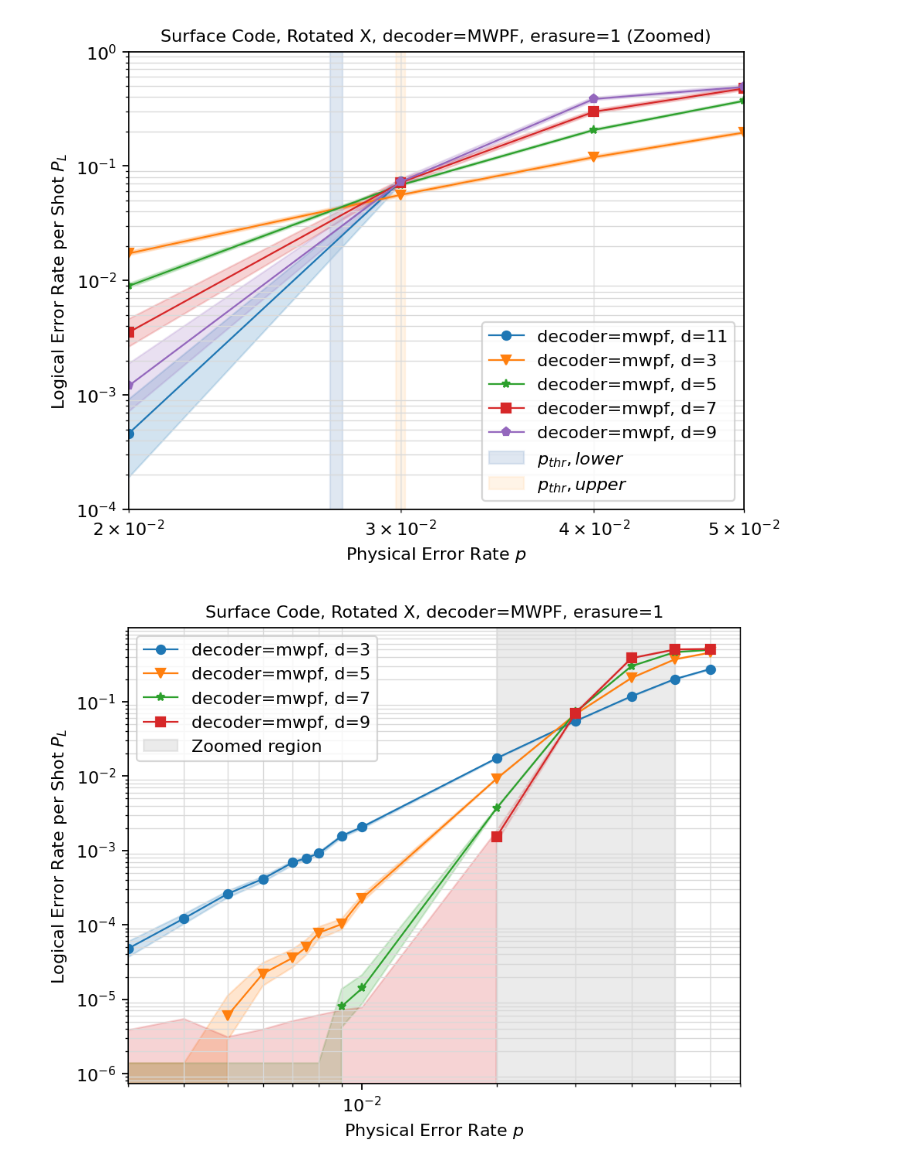
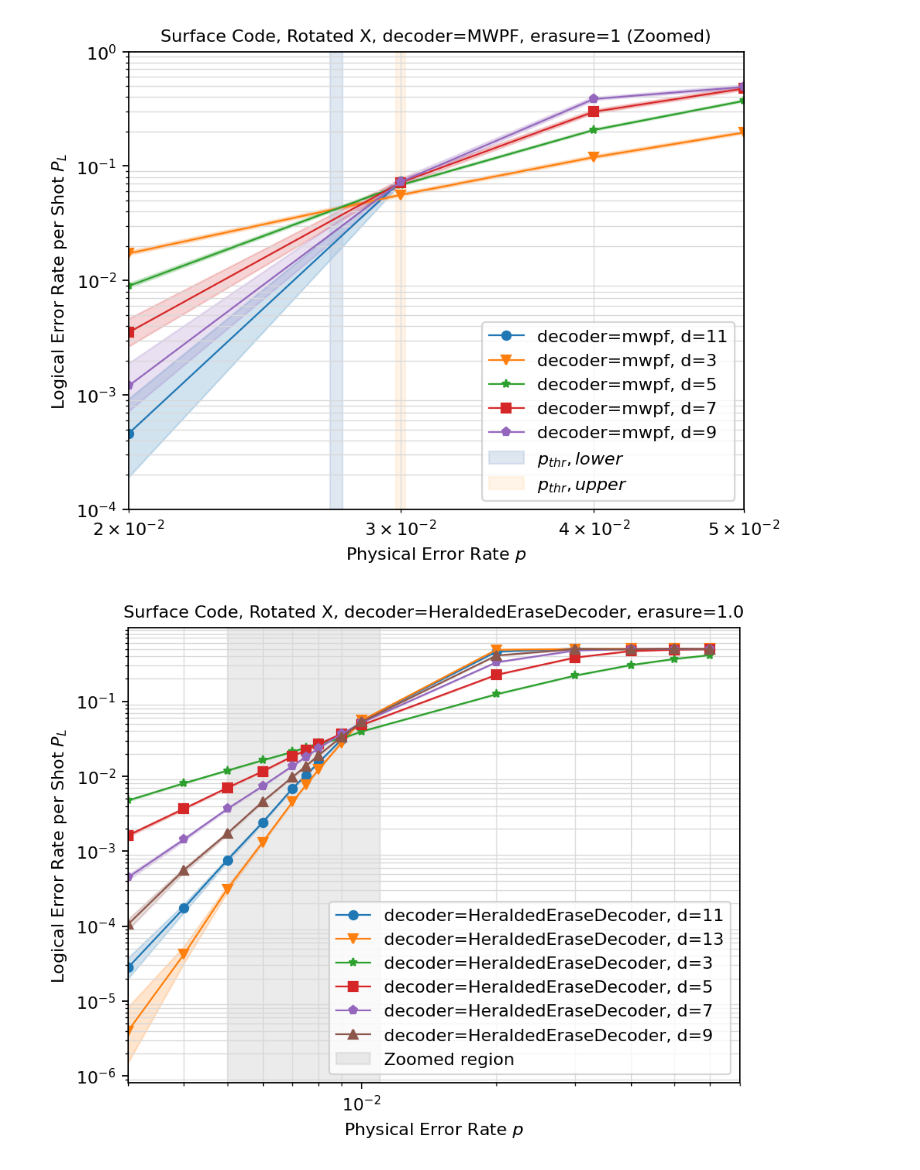
Before and after one commit to leigh-johnson/C191A-qubit-minesweeper, a Jupyter notebook: notebooks/fig1.ipynb, the cells around one changed output. Saved outputs shown, nothing was run; the diff lists cells and outputs as text; code cells hidden in the pictures.

Commit message:
update Fig1/Fig2 plots

```diff
--- a/notebooks/fig1.ipynb
+++ b/notebooks/fig1.ipynb
@@ -213,39 +215,39 @@ fig.set_dpi(160)
 # %% [output]
 [figure]
 # %%
-ERASURE_FILES = [
-    "../datasets/circuit=surface_code:rotated_memory_x/decoder=mwpf/erasure=1.0/solver=SolverSerialJointSingleHair/2025-11-28_memfix2.csv",
+PYMATCHING_CUSTOM_FILES = [
+    "../datasets/circuit=surface_code:rotated_memory_x/decoder=HeraldedEraseDecoder/erasure=1.0/2025-11-30_pthresh.csv"
 ]
-
-erasure_stats = sinter.read_stats_from_csv_files(*ERASURE_FILES)
+custom_stats = sinter.read_stats_from_csv_files(*PYMATCHING_CUSTOM_FILES)
 
 fig, ax = plt.subplots(1, 1)
 sinter.plot_error_rate(
     ax=ax,
-    stats=erasure_stats,
+    stats=custom_stats,
     x_func=lambda stats: stats.json_metadata["p"],
     group_func=lambda stats: "decoder="
     + stats.json_metadata["decoder"]
     + ", d="
     + str(stats.json_metadata["d"]),
     highlight_max_likelihood_factor=2,
 )
 ax.loglog()
 # ax.set_ylim(1e-6, 1e0)
 ax.set_xlim(3e-3, 7e-2)
 ax.set_title(
-    "Surface Code, Rotated X, decoder=MWPF, erasure=1", fontdict=dict(fontsize=10)
+    "Surface Code, Rotated X, decoder=HeraldedEraseDecoder, erasure=1.0",
+    fontdict=dict(fontsize=10),
 )
-plt.axvspan(2e-2, 5e-2, color="silver", label="Zoomed region", alpha=0.3)
+plt.axvspan(5e-3, 1.1e-2, color="silver", label="Zoomed region", alpha=0.3)
 
 ax.set_xlabel("Physical Error Rate $p$")
 ax.set_ylabel("Logical Error Rate per Shot $P_L$")
 ax.grid(which="major")
 ax.grid(which="minor")
 ax.legend()
 fig.set_dpi(160)
 # %% [output]
-[figure, old version]
+[figure, new version]
 # %%
 fig, ax = plt.subplots(1, 1)
 sinter.plot_error_rate(
```
Also changed, not shown: parts of 5 cells of this notebook, 6 other files.
